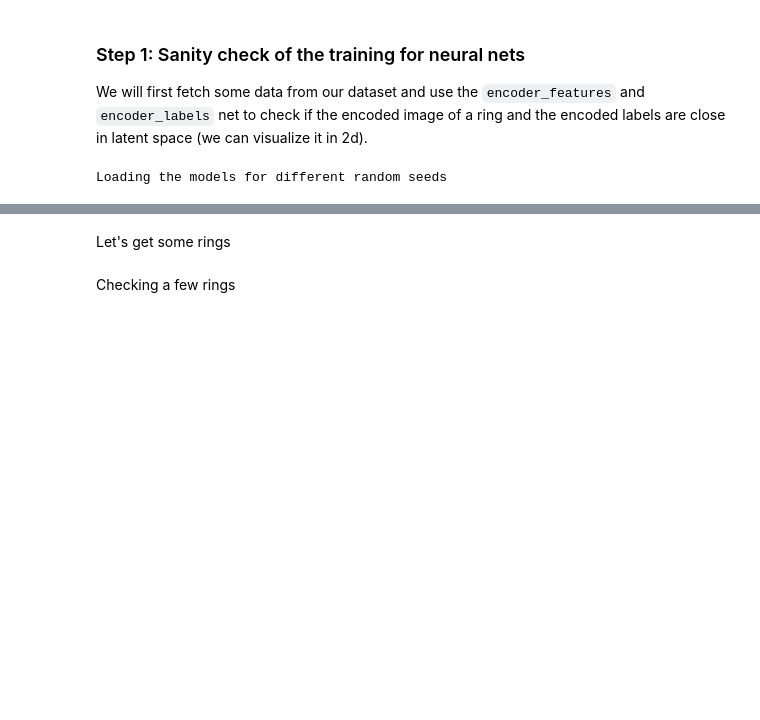
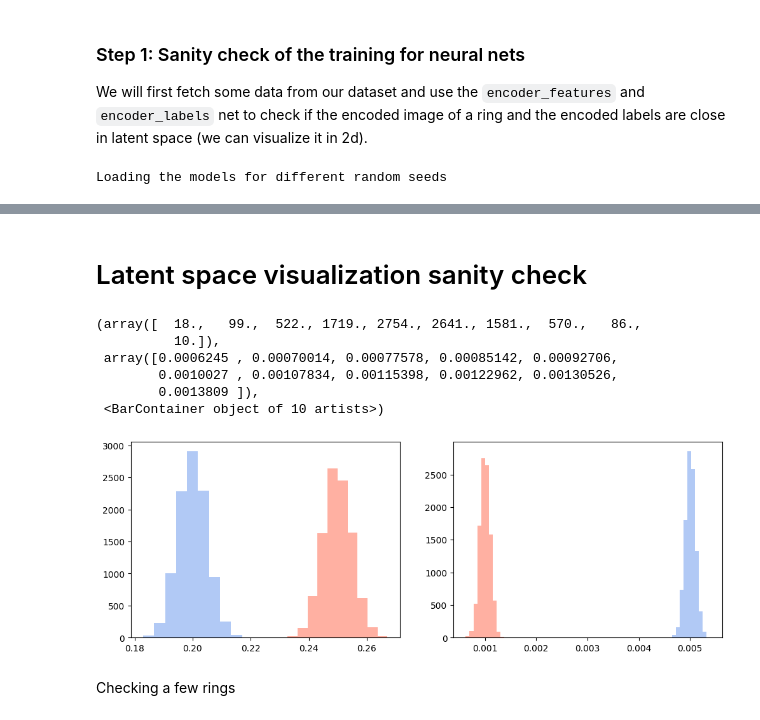
Before and after one commit to noe-dia/astro-ml-peek, a Jupyter notebook: notebooks/dev/check_ring_experiment.ipynb, the cells around one changed output, grey strips where cells are left out. Saved outputs shown, nothing was run; the diff lists cells and outputs as text; code cells hidden in the pictures; blank space fills up the shorter version.

```diff
--- a/notebooks/dev/check_ring_experiment.ipynb
+++ b/notebooks/dev/check_ring_experiment.ipynb
@@ -38,11 +53,37 @@ Loading the models for different random seeds
 # %% [markdown]
-Let's get some rings
+# Latent space visualization sanity check
 # %%
-from datasets import load_from_disk
+import numpy as np
+def sample_prior(prior, size):
+    return prior(size)
 
-ring_dset_dir = "/home/noedia/links/scratch/crl/experiments/rings/data"
-ring_dset = load_from_disk(ring_dset_dir)
-ring_data = ring_dset["train"][:50]
+prior_radius_a = lambda size: np.random.normal(loc = 0.2, scale = 0.005, size = size)
+prior_radius_b = lambda size: np.random.normal(loc = 0.25, scale = 0.005, size = size)
 
-x = ring_data['image']
-y = ring_data['theta']
+prior_sigma_a = lambda size: np.random.normal(loc = 5e-3, scale = 1e-4, size = size)
+prior_sigma_b = lambda size: np.random.normal(loc = 1e-3, scale = 1e-4, size = size)
+
+
+fig, axs = plt.subplots(1, 2, figsize = (12, 4))
+ax = axs[0]
+samples_a = sample_prior(prior_radius_a, size = 10_000)
+samples_b = sample_prior(prior_radius_b, size = 10_000)
+
+ax.hist(samples_a, color = "cornflowerblue", alpha  = 0.5)
+ax.hist(samples_b, color = "tomato", alpha  = 0.5)
+
+
+ax = axs[1]
+samples_a = sample_prior(prior_sigma_a, size = 10_000)
+samples_b = sample_prior(prior_sigma_b, size = 10_000)
+
+ax.hist(samples_a, color = "cornflowerblue", alpha  = 0.5)
+ax.hist(samples_b, color = "tomato", alpha  = 0.5)
+# %% [output]
+(array([  18.,   99.,  522., 1719., 2754., 2641., 1581.,  570.,   86.,
+          10.]),
+ array([0.0006245 , 0.00070014, 0.00077578, 0.00085142, 0.00092706,
+        0.0010027 , 0.00107834, 0.00115398, 0.00122962, 0.00130526,
+        0.0013809 ]),
+ <BarContainer object of 10 artists>)
+[figure, added]
```
Also changed, not shown: parts of 21 cells of this notebook, 6 other files.
